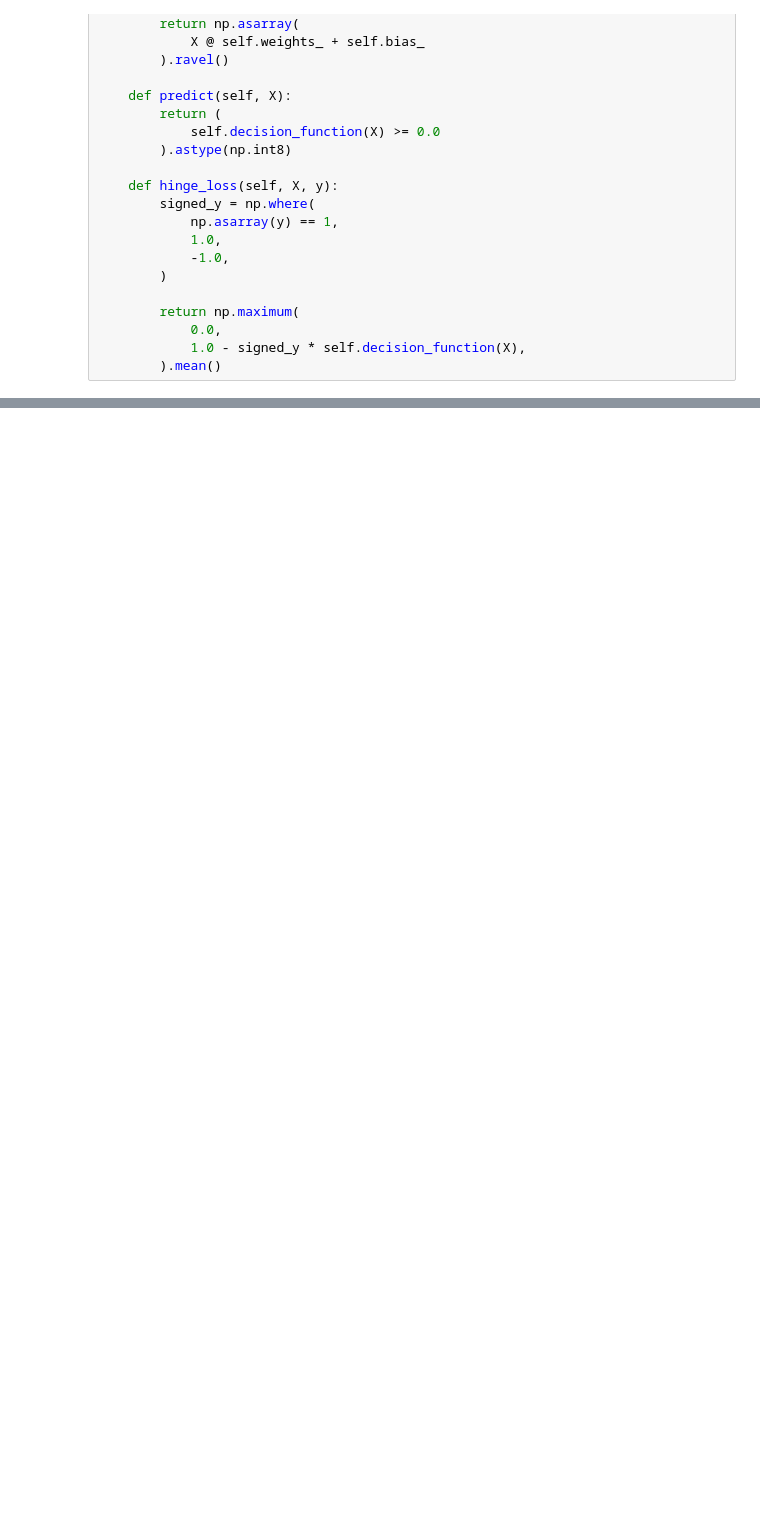
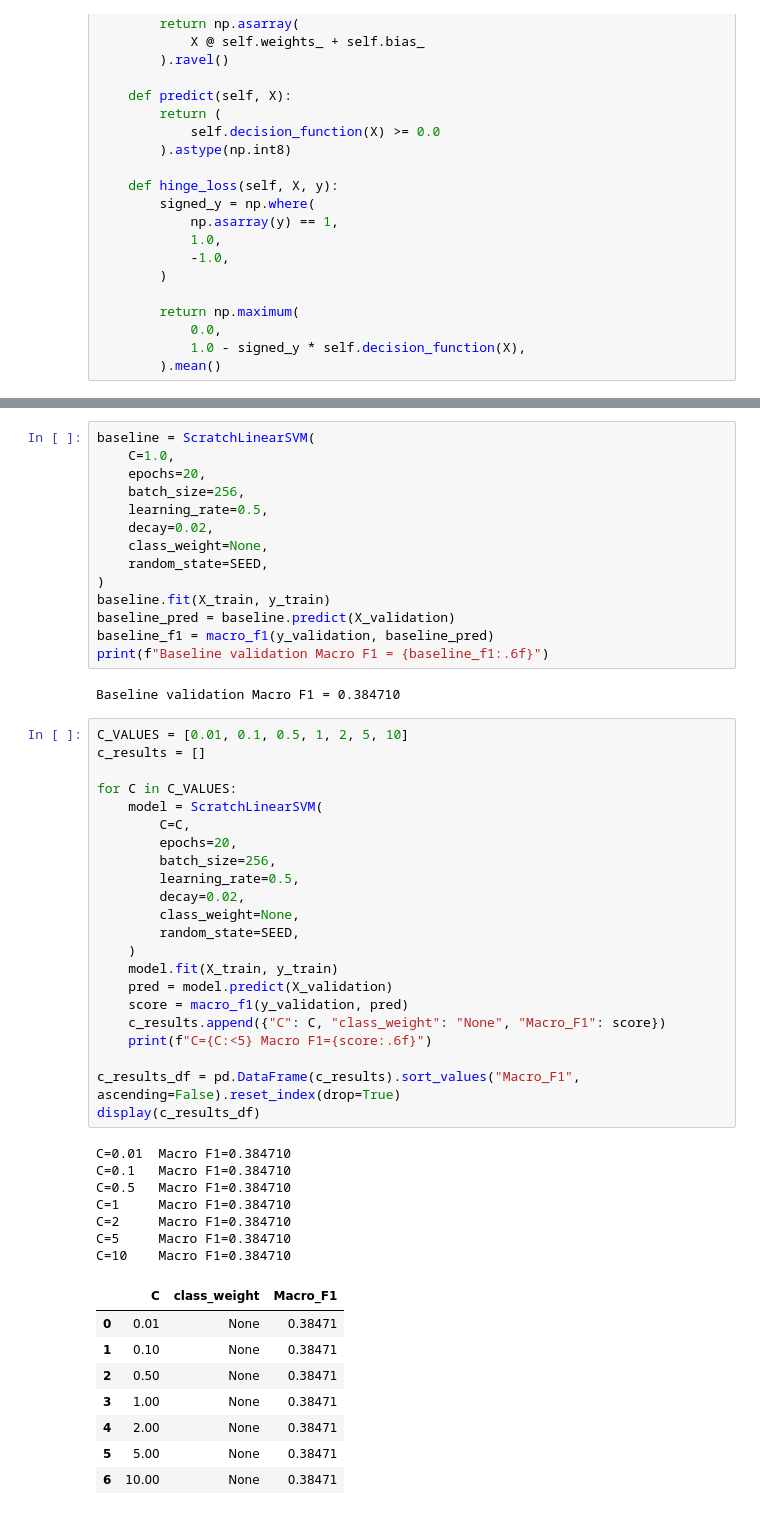
Before and after one commit to lav-22/TheHomiesML, a Jupyter notebook: notebooks/linear_svm_from_scratch.ipynb, the cells around one changed output, grey strips where cells are left out. Drawn from its saved outputs; the diff is of its cells as text; blank space fills up the shorter version.

Commit message:
update SVM notebook and prediction output

```diff
--- a/notebooks/linear_svm_from_scratch.ipynb
+++ b/notebooks/linear_svm_from_scratch.ipynb
@@ -410,0 +426,54 @@ display(submission.head())
+# %%
+baseline = ScratchLinearSVM(
+    C=1.0,
+    epochs=20,
+    batch_size=256,
+    learning_rate=0.5,
+    decay=0.02,
+    class_weight=None,
+    random_state=SEED,
+)
+baseline.fit(X_train, y_train)
+baseline_pred = baseline.predict(X_validation)
+baseline_f1 = macro_f1(y_validation, baseline_pred)
+print(f"Baseline validation Macro F1 = {baseline_f1:.6f}")
+# %% [output]
+Baseline validation Macro F1 = 0.384710
+# %%
+C_VALUES = [0.01, 0.1, 0.5, 1, 2, 5, 10]
+c_results = []
+
+for C in C_VALUES:
+    model = ScratchLinearSVM(
+        C=C,
+        epochs=20,
+        batch_size=256,
+        learning_rate=0.5,
+        decay=0.02,
+        class_weight=None,
+        random_state=SEED,
+    )
+    model.fit(X_train, y_train)
+    pred = model.predict(X_validation)
+    score = macro_f1(y_validation, pred)
+    c_results.append({"C": C, "class_weight": "None", "Macro_F1": score})
+    print(f"C={C:<5} Macro F1={score:.6f}")
+
+c_results_df = pd.DataFrame(c_results).sort_values("Macro_F1", ascending=False).reset_index(drop=True)
+display(c_results_df)
+# %% [output]
+C=0.01  Macro F1=0.384710
+C=0.1   Macro F1=0.384710
+C=0.5   Macro F1=0.384710
+C=1     Macro F1=0.384710
+C=2     Macro F1=0.384710
+C=5     Macro F1=0.384710
+C=10    Macro F1=0.384710
+|  | C | class_weight | Macro_F1 |
+| 0 | 0.01 | None | 0.38471 |
+| 1 | 0.10 | None | 0.38471 |
+| 2 | 0.50 | None | 0.38471 |
+| 3 | 1.00 | None | 0.38471 |
+| 4 | 2.00 | None | 0.38471 |
+| 5 | 5.00 | None | 0.38471 |
+| 6 | 10.00 | None | 0.38471 |
```
Also changed, not shown: parts of 12 cells of this notebook, 1 other file.
